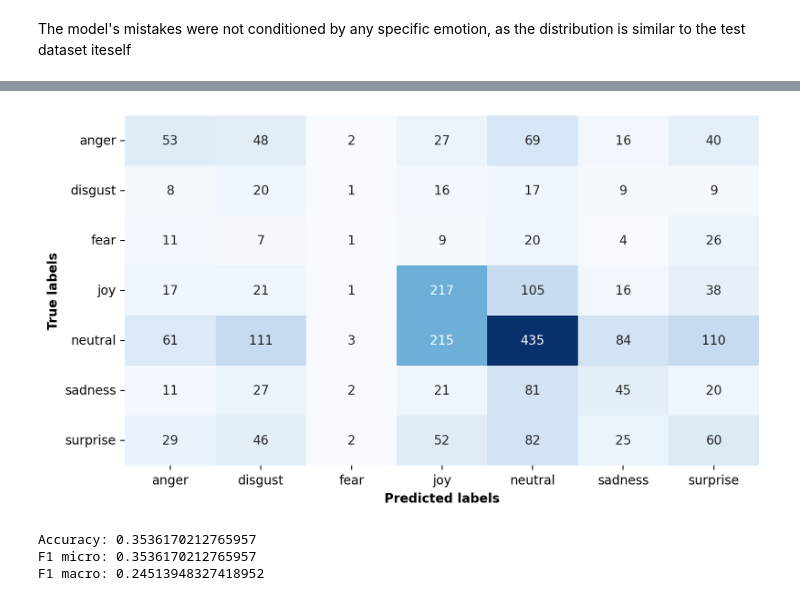
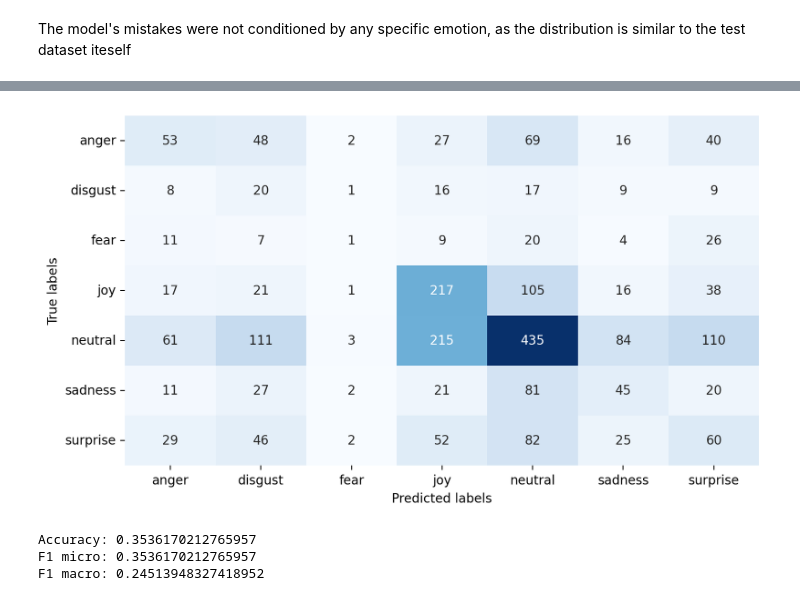
Before and after one commit to alxtrtw/multimodal-movies-emotion-recognition, a Jupyter notebook: classify-gpt4o.ipynb, the cells around one changed output, grey strips where cells are left out. Drawn from its saved outputs; the diff is of its cells as text; code cells hidden in the pictures.

```diff
--- a/classify-gpt4o.ipynb
+++ b/classify-gpt4o.ipynb
@@ -551,20 +565,19 @@ Type:      function
 # %%
 from sklearn.metrics import confusion_matrix
 import seaborn as sns
 plt.rc('figure', figsize=(9, 5))
 
 labels_ordered = ['anger', 'disgust', 'fear', 'joy', 'neutral', 'sadness', 'surprise']
 
 cm = confusion_matrix(cleaned_test_labels, cleaned_predicted_labels_list, labels=labels_ordered)
 plt.figure()
 sns.heatmap(cm, annot=True, fmt='d', cmap='Blues', xticklabels=labels_ordered, yticklabels=labels_ordered, cbar=False)
-# add labels to x and y axis
-plt.xlabel('Predicted labels', fontweight='bold')
-plt.ylabel('True labels', fontweight='bold')
+plt.xlabel('Predicted labels')
+plt.ylabel('True labels')
 plt.savefig(f'./experiments/plots/gpt-4o/confusion_matrix.png')
 plt.show()
 # %% [output]
-[figure, old version]
+[figure, new version]
 # %%
 # count accuracy, f1 micro and f1 macro
 from sklearn.metrics import accuracy_score, f1_score
```
Also changed, not shown: parts of 6 cells of this notebook, 11 other files.
